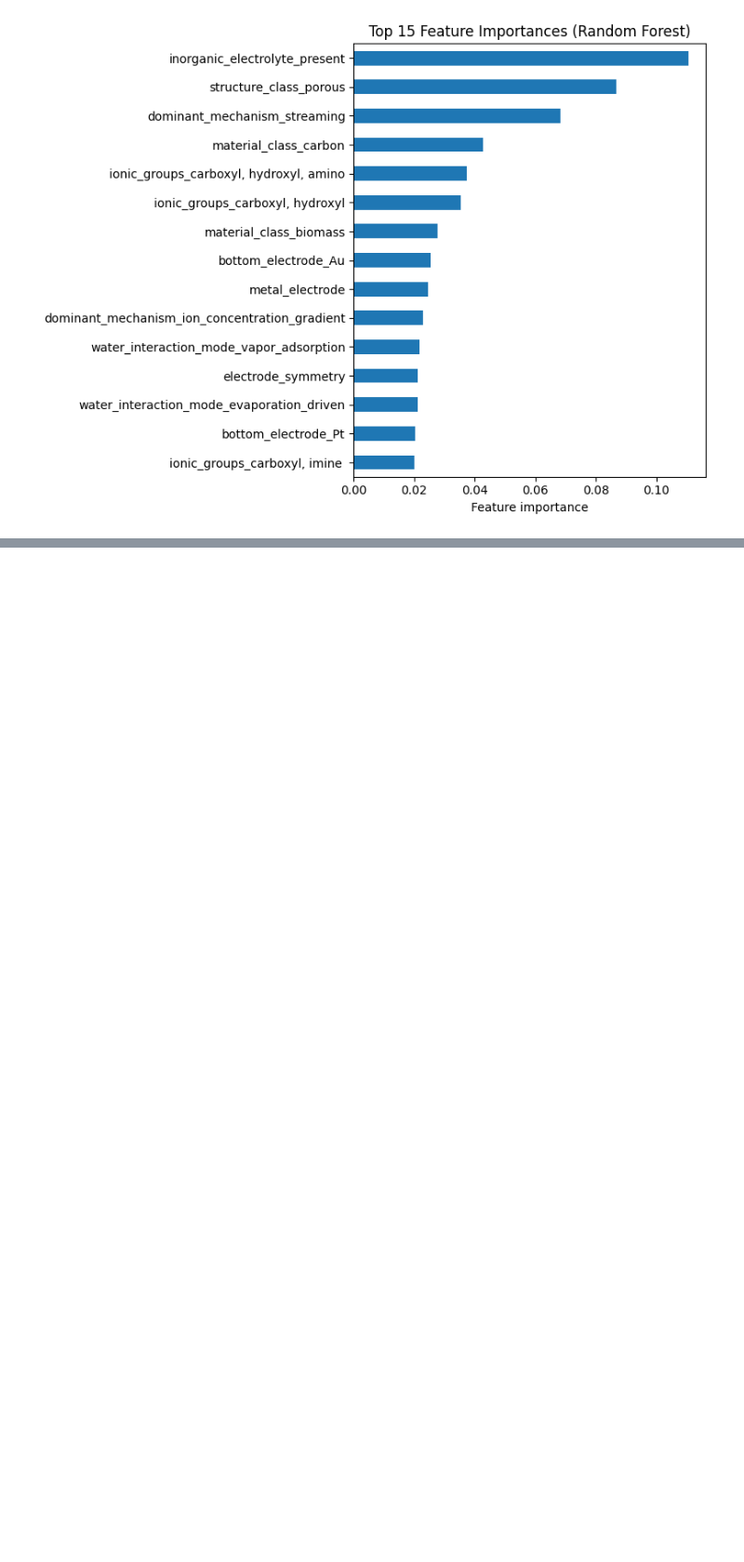
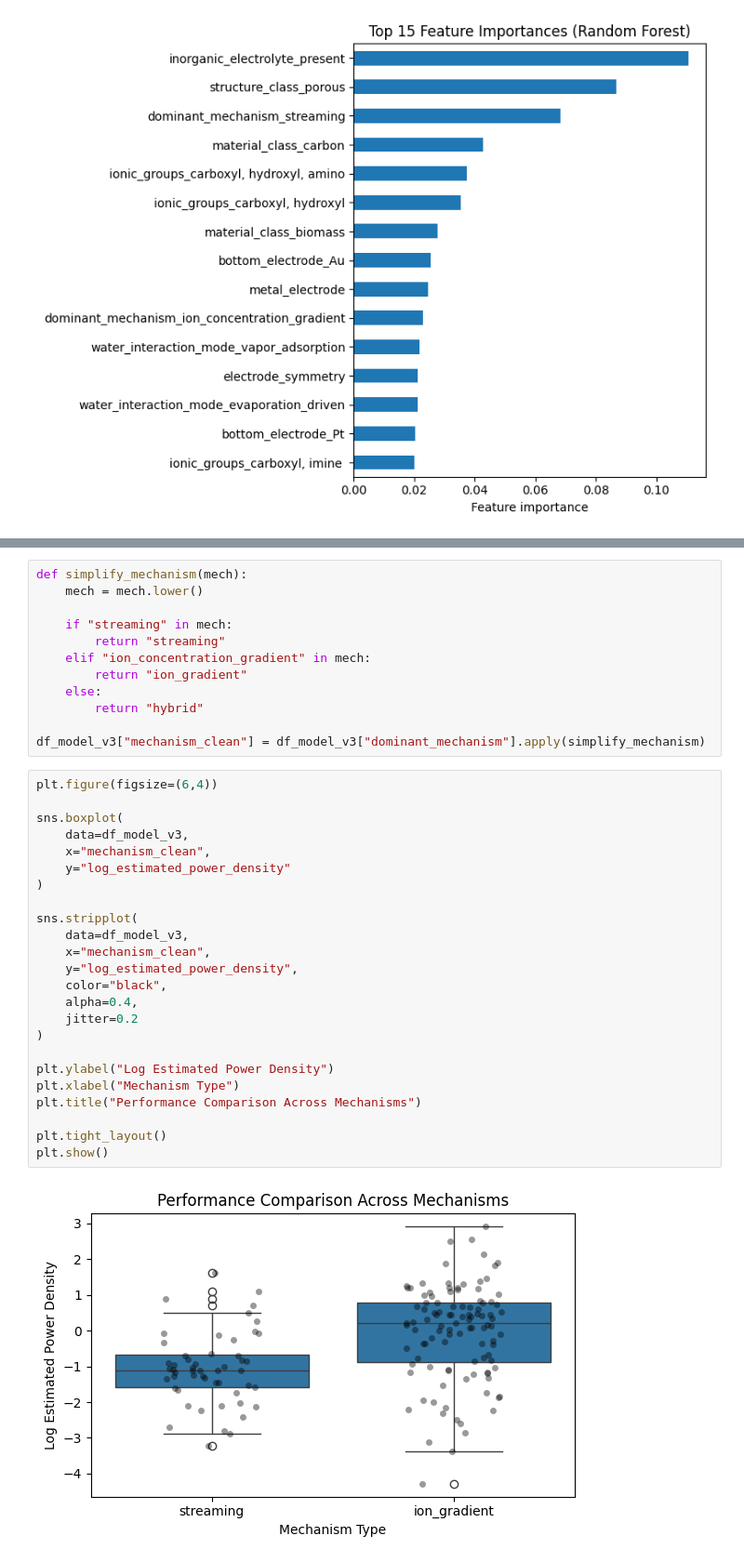
Before and after one commit to wenluanzhang/hydrovoltaic-ml, a Jupyter notebook: notebooks/01_data_cleaning.ipynb, the cells around one changed output, grey strips where cells are left out. Shown at 93% size. Cells and saved outputs as stored; diff of their text form; blank space fills up the shorter version.

```diff
--- a/notebooks/01_data_cleaning.ipynb
+++ b/notebooks/01_data_cleaning.ipynb
@@ -526,0 +721,38 @@ plt.show()
+# %%
+def simplify_mechanism(mech):
+    mech = mech.lower()
+
+    if "streaming" in mech:
+        return "streaming"
+    elif "ion_concentration_gradient" in mech:
+        return "ion_gradient"
+    else:
+        return "hybrid"
+
+df_model_v3["mechanism_clean"] = df_model_v3["dominant_mechanism"].apply(simplify_mechanism)
+# %%
+plt.figure(figsize=(6,4))
+
+sns.boxplot(
+    data=df_model_v3,
+    x="mechanism_clean",
+    y="log_estimated_power_density"
+)
+
+sns.stripplot(
+    data=df_model_v3,
+    x="mechanism_clean",
+    y="log_estimated_power_density",
+    color="black",
+    alpha=0.4,
+    jitter=0.2
+)
+
+plt.ylabel("Log Estimated Power Density")
+plt.xlabel("Mechanism Type")
+plt.title("Performance Comparison Across Mechanisms")
+
+plt.tight_layout()
+plt.show()
+# %% [output]
+[figure, added]
```
Also changed, not shown: parts of 37 cells of this notebook.
